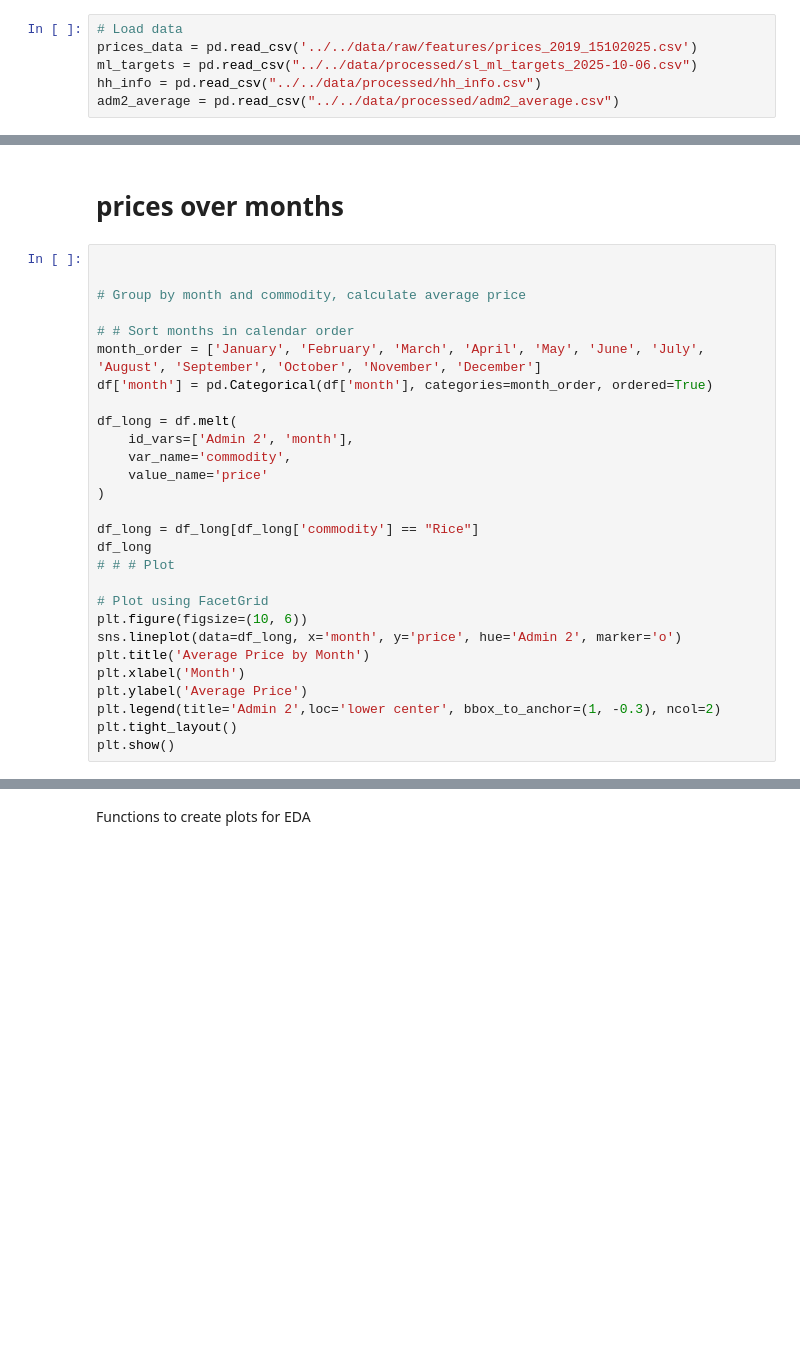
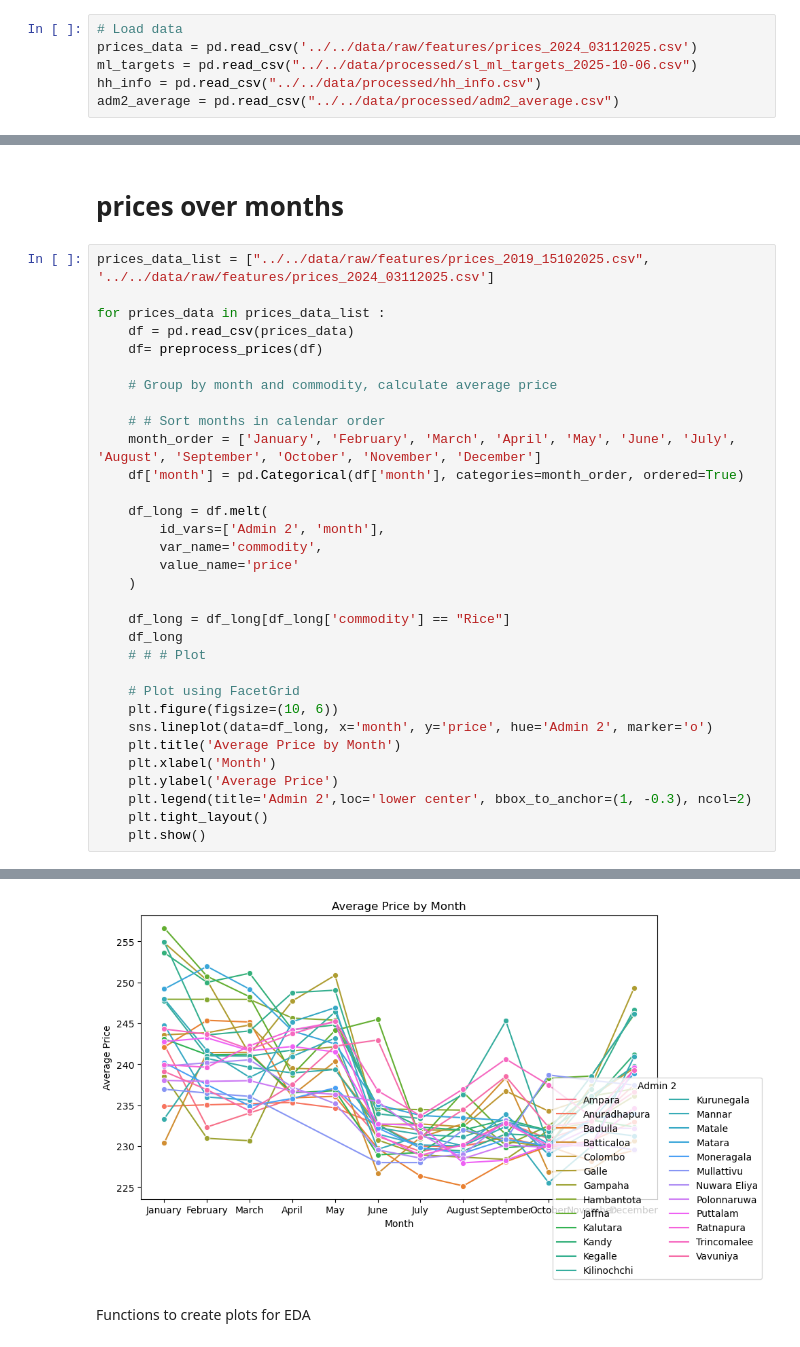
Before and after one commit to MIMI-wfp/sri_lanka, a Jupyter notebook: src/python/prices_variables.ipynb, the cells around one changed output, grey strips where cells are left out. Saved outputs shown, nothing was run; the diff lists cells and outputs as text; blank space fills up the shorter version.

```diff
--- a/src/python/prices_variables.ipynb
+++ b/src/python/prices_variables.ipynb
@@ -8,7 +8,7 @@ from datetime import datetime
 import os
 # %%
 # Load data
-prices_data = pd.read_csv('../../data/raw/features/prices_2019_15102025.csv')
+prices_data = pd.read_csv('../../data/raw/features/prices_2024_03112025.csv')
 ml_targets = pd.read_csv("../../data/processed/sl_ml_targets_2025-10-06.csv")
 hh_info = pd.read_csv("../../data/processed/hh_info.csv")
 adm2_average = pd.read_csv("../../data/processed/adm2_average.csv")
@@ -68,35 +65,40 @@ df
 # %% [markdown]
 # prices over months
 # %%
+prices_data_list = ["../../data/raw/features/prices_2019_15102025.csv", '../../data/raw/features/prices_2024_03112025.csv']
 
+for prices_data in prices_data_list :
+    df = pd.read_csv(prices_data)
+    df= preprocess_prices(df)
 
-# Group by month and commodity, calculate average price
+    # Group by month and commodity, calculate average price
 
-# # Sort months in calendar order
-month_order = ['January', 'February', 'March', 'April', 'May', 'June', 'July', 'August', 'September', 'October', 'November', 'December']
-df['month'] = pd.Categorical(df['month'], categories=month_order, ordered=True)
+    # # Sort months in calendar order
+    month_order = ['January', 'February', 'March', 'April', 'May', 'June', 'July', 'August', 'September', 'October', 'November', 'December']
+    df['month'] = pd.Categorical(df['month'], categories=month_order, ordered=True)
 
-df_long = df.melt(
-    id_vars=['Admin 2', 'month'],
-    var_name='commodity',
-    value_name='price'
-)
+    df_long = df.melt(
+        id_vars=['Admin 2', 'month'],
+        var_name='commodity',
+        value_name='price'
+    )
 
-df_long = df_long[df_long['commodity'] == "Rice"]
-df_long
-# # # Plot
+    df_long = df_long[df_long['commodity'] == "Rice"]
+    df_long
+    # # # Plot
 
-# Plot using FacetGrid
-plt.figure(figsize=(10, 6))
-sns.lineplot(data=df_long, x='month', y='price', hue='Admin 2', marker='o')
-plt.title('Average Price by Month')
-plt.xlabel('Month')
-plt.ylabel('Average Price')
-plt.legend(title='Admin 2',loc='lower center', bbox_to_anchor=(1, -0.3), ncol=2)
-plt.tight_layout()
-plt.show()
+    # Plot using FacetGrid
+    plt.figure(figsize=(10, 6))
+    sns.lineplot(data=df_long, x='month', y='price', hue='Admin 2', marker='o')
+    plt.title('Average Price by Month')
+    plt.xlabel('Month')
+    plt.ylabel('Average Price')
+    plt.legend(title='Admin 2',loc='lower center', bbox_to_anchor=(1, -0.3), ncol=2)
+    plt.tight_layout()
+    plt.show()
 # %% [output]
 [figure]
+[figure, added]
 # %% [markdown]
 Functions to create plots for EDA
 # %%
```
Also changed, not shown: parts of 1 cell of this notebook.
